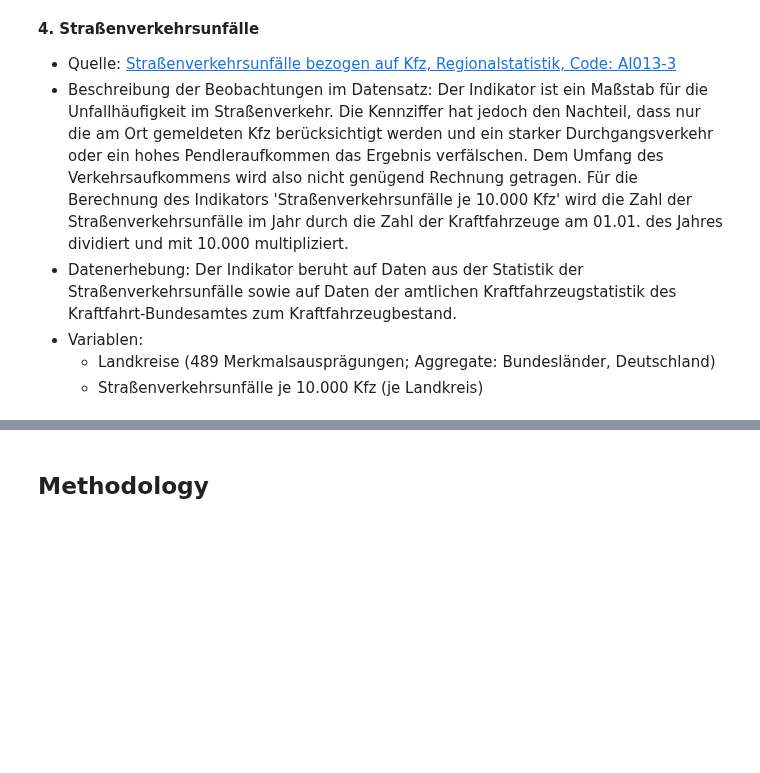
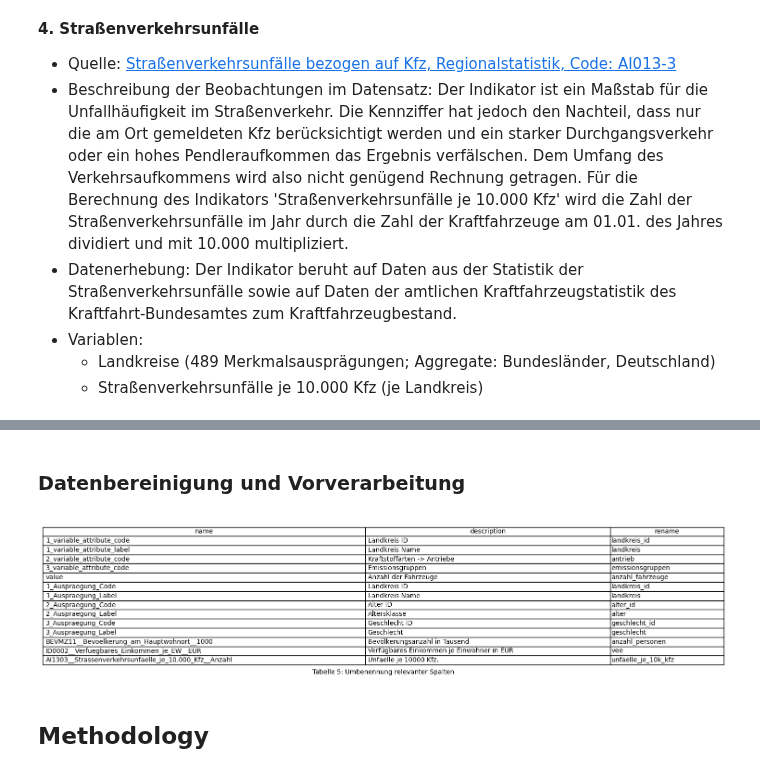
Before and after one commit to mn086/project, a Jupyter notebook: reports/report.ipynb, the cells around one changed output, grey strips where cells are left out. Drawn from its saved outputs; the diff is of its cells as text; code cells hidden in the pictures; blank space fills up the shorter version.

```diff
--- a/reports/report.ipynb
+++ b/reports/report.ipynb
@@ -101,3 +101,9 @@ create_info_figure(df_svu, 'Tabelle 4: Übersicht der Spalten in den Rohdaten ü
+# %% [markdown]
+### Datenbereinigung und Vorverarbeitung
+# %%
+create_table_figure(pd.DataFrame(relevant_cols), 'Tabelle 5: Umbenennung relevanter Spalten')
+# %% [output]
+[figure, added]
 # %% [markdown]
 ## Methodology
 # %% [markdown]
```
Also changed, not shown: parts of 5 cells of this notebook, 2 other files.
